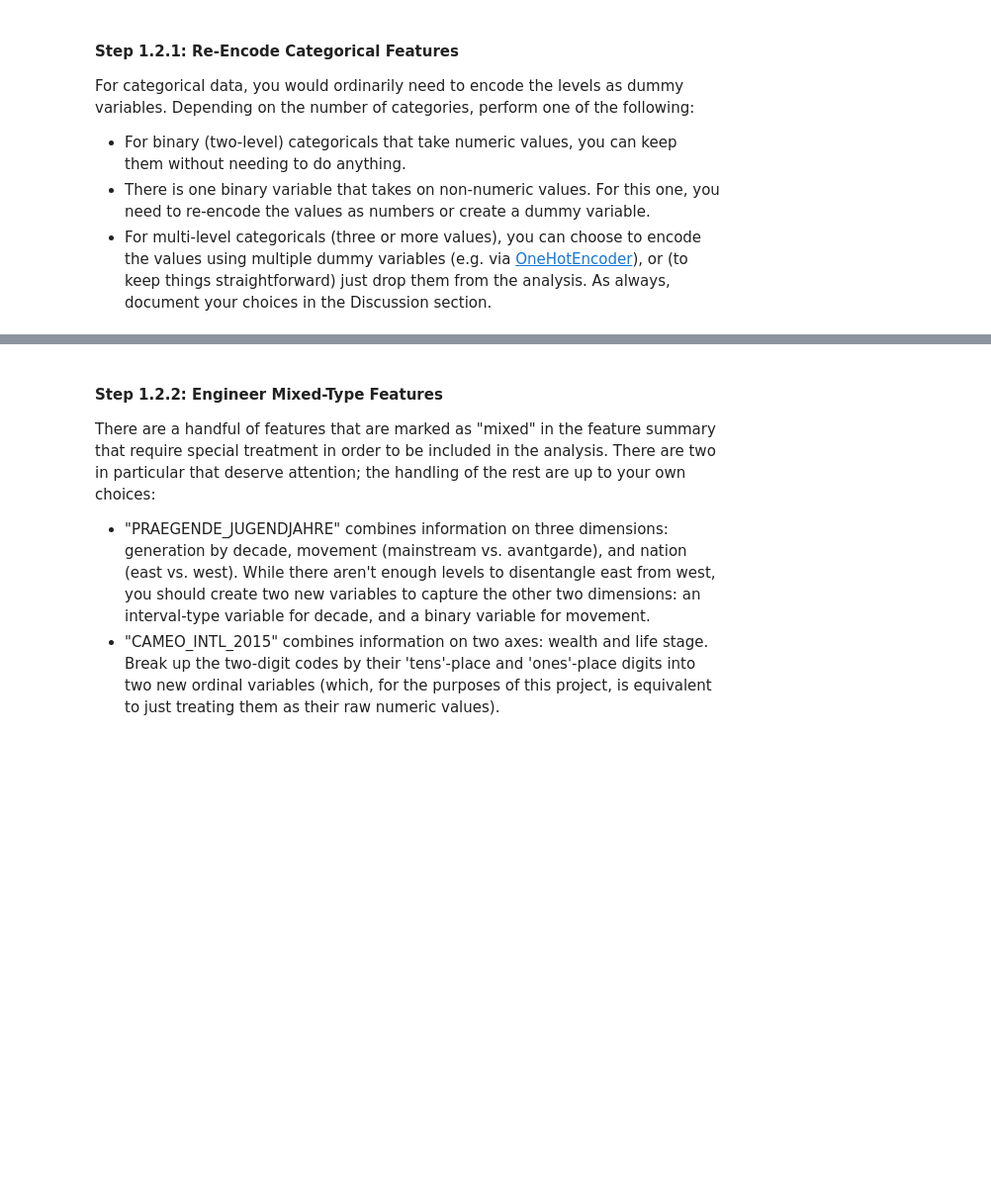
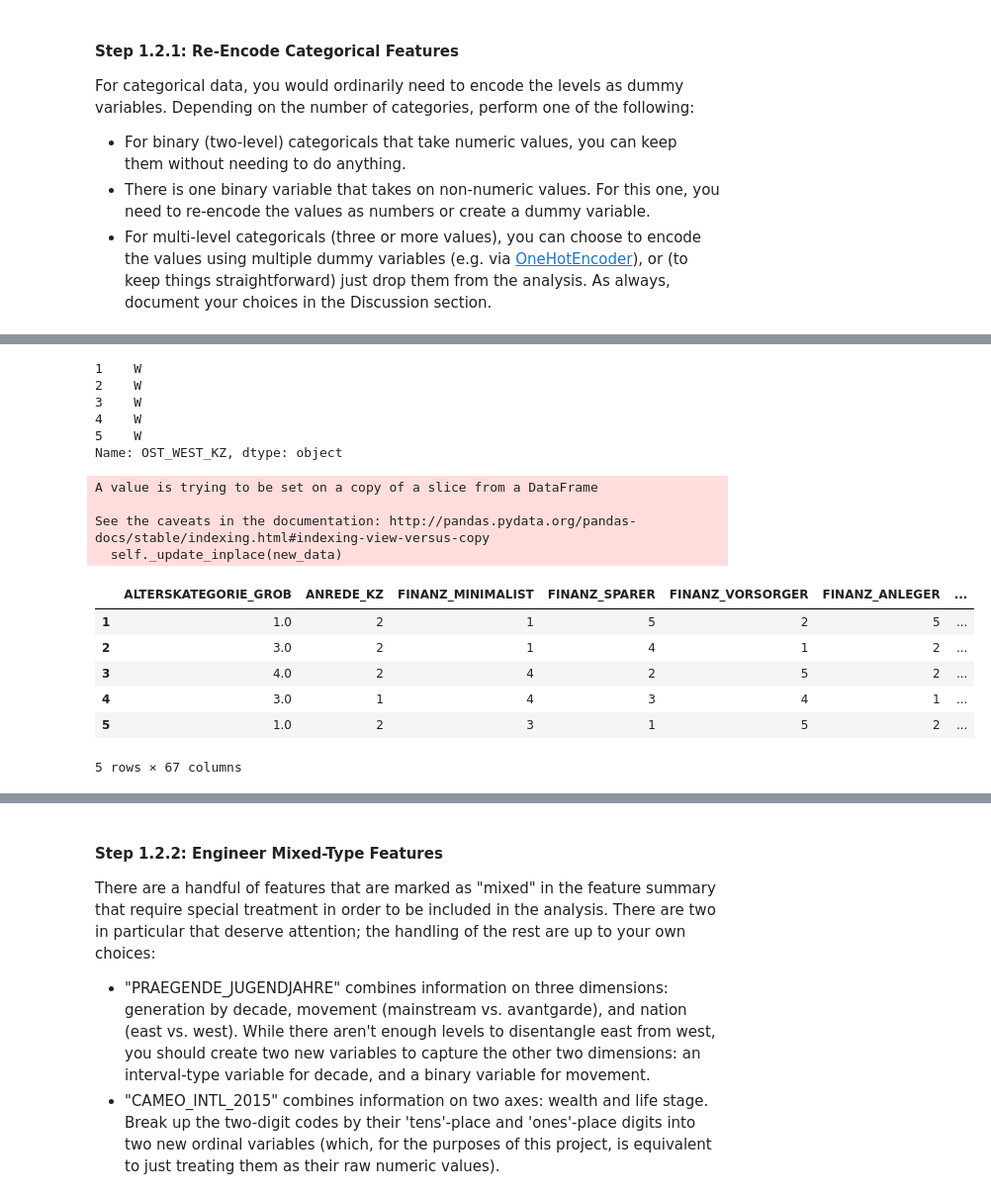
Before and after one commit to samthegolden/DSND_Term1, a Jupyter notebook: projects/p3_/Identify_Customer_Segments.ipynb, the cells around one changed output, grey strips where cells are left out. Shown at 99% size. Drawn from its saved outputs; the diff is of its cells as text; code cells hidden in the pictures; blank space fills up the shorter version.

Commit message:
Re-encoded Categorical features

```diff
--- a/projects/p3_/Identify_Customer_Segments.ipynb
+++ b/projects/p3_/Identify_Customer_Segments.ipynb
@@ -375,0 +421,4 @@ AttributeError: 'Series' object has no attribute 'subplot'
+# %%
+
+# proceed with best dataset
+azdias = df_up[:]
@@ -399,2 +524,45 @@ For categorical data, you would ordinarily need to encode the levels as dummy va
+# %%
+azdias['OST_WEST_KZ'].head()
+# %% [output]
+1    W
+2    W
+3    W
+4    W
+5    W
+Name: OST_WEST_KZ, dtype: object
+# %%
+# There is one binary variable that takes on non-numeric values.
+#For this one, you need to re-encode the values as numbers or create a dummy variable.
+
+# Encode values to numeric. Shouldn't I save the mapping for final data interpretation (with original values)?
+azdias['OST_WEST_KZ'].replace({'W': 0, 'O': 1},inplace=True)
+
+azdias['OST_WEST_KZ'].head()
+
+
+
+# Apply this to multi variable features
+# or (to keep things straightforward) just drop them from the analysis.
+
+#azdias = pd.get_dummies(azdias, columns=multivar_cols)
+for col in multivar_cols:
+    azdias = azdias.drop(col, 1)
+
+# For binary (two-level) categoricals that take numeric values, you can keep them without needing to do anything.
+# %% [output]
+A value is trying to be set on a copy of a slice from a DataFrame
+
+See the caveats in the documentation: http://pandas.pydata.org/pandas-docs/stable/indexing.html#indexing-view-versus-copy
+  self._update_inplace(new_data)
+# %%
+azdias.head()
+# %% [output]
+|  | ALTERSKATEGORIE_GROB | ANREDE_KZ | FINANZ_MINIMALIST | FINANZ_SPARER | FINANZ_VORSORGER | FINANZ_ANLEGER | ... |
+| 1 | 1.0 | 2 | 1 | 5 | 2 | 5 | ... |
+| 2 | 3.0 | 2 | 1 | 4 | 1 | 2 | ... |
+| 3 | 4.0 | 2 | 4 | 2 | 5 | 2 | ... |
+| 4 | 3.0 | 1 | 4 | 3 | 4 | 1 | ... |
+| 5 | 1.0 | 2 | 3 | 1 | 5 | 2 | ... |
+5 rows × 67 columns
 # %%
 # Re-encode categorical variable(s) to be kept in the analysis.
```
Also changed, not shown: parts of 14 cells of this notebook.
